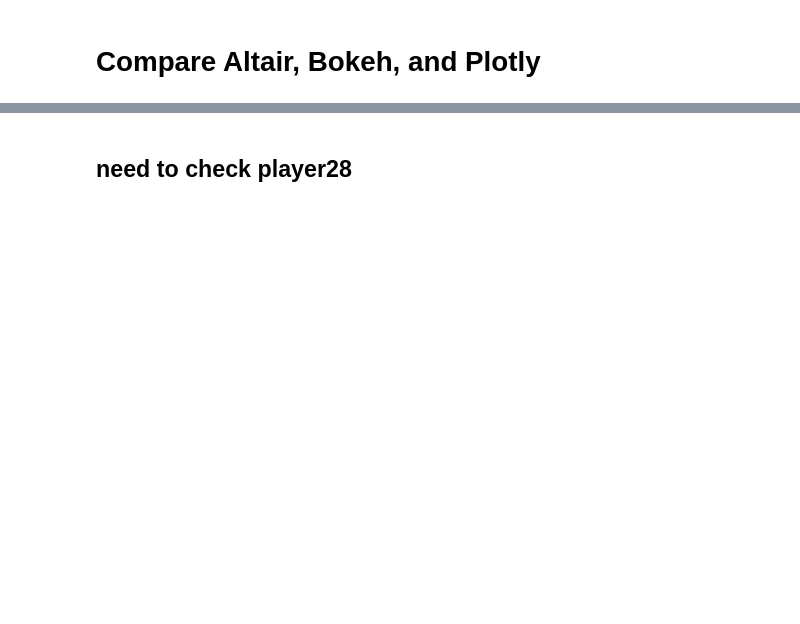
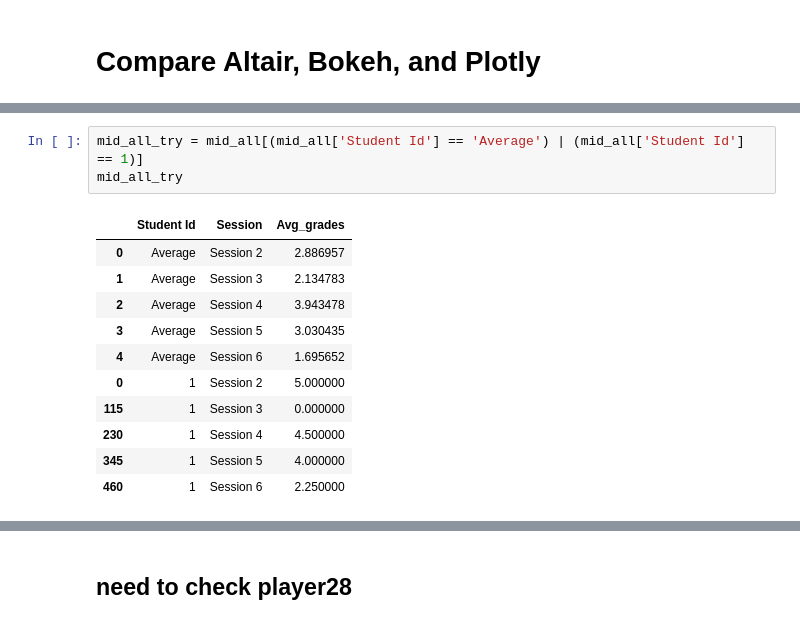
Before and after one commit to EPM-LearningAnalytics/epm, a Jupyter notebook: Analysis/Visualization_Packages_Meredith.ipynb, the cells around one changed output, grey strips where cells are left out. Saved outputs shown, nothing was run; the diff lists cells and outputs as text; blank space fills up the shorter version.

```diff
--- a/Analysis/Visualization_Packages_Meredith.ipynb
+++ b/Analysis/Visualization_Packages_Meredith.ipynb
@@ -6,0 +74,15 @@ import altair as alt
+# %%
+mid_all_try = mid_all[(mid_all['Student Id'] == 'Average') | (mid_all['Student Id'] == 1)]
+mid_all_try
+# %% [output]
+|  | Student Id | Session | Avg_grades |
+| 0 | Average | Session 2 | 2.886957 |
+| 1 | Average | Session 3 | 2.134783 |
+| 2 | Average | Session 4 | 3.943478 |
+| 3 | Average | Session 5 | 3.030435 |
+| 4 | Average | Session 6 | 1.695652 |
+| 0 | 1 | Session 2 | 5.000000 |
+| 115 | 1 | Session 3 | 0.000000 |
+| 230 | 1 | Session 4 | 4.500000 |
+| 345 | 1 | Session 5 | 4.000000 |
+| 460 | 1 | Session 6 | 2.250000 |
```
Also changed, not shown: parts of 15 cells of this notebook, 16 other files.
